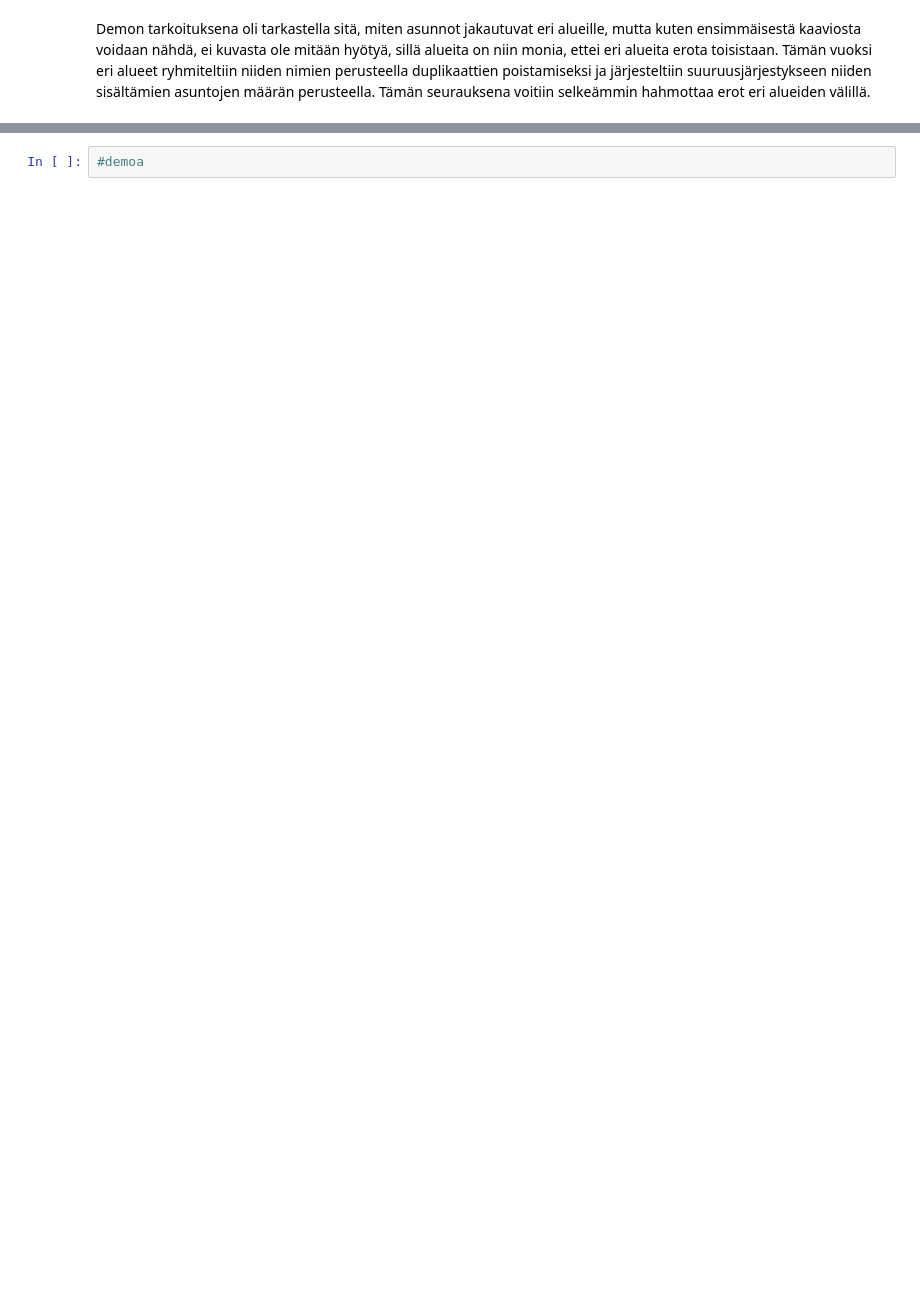
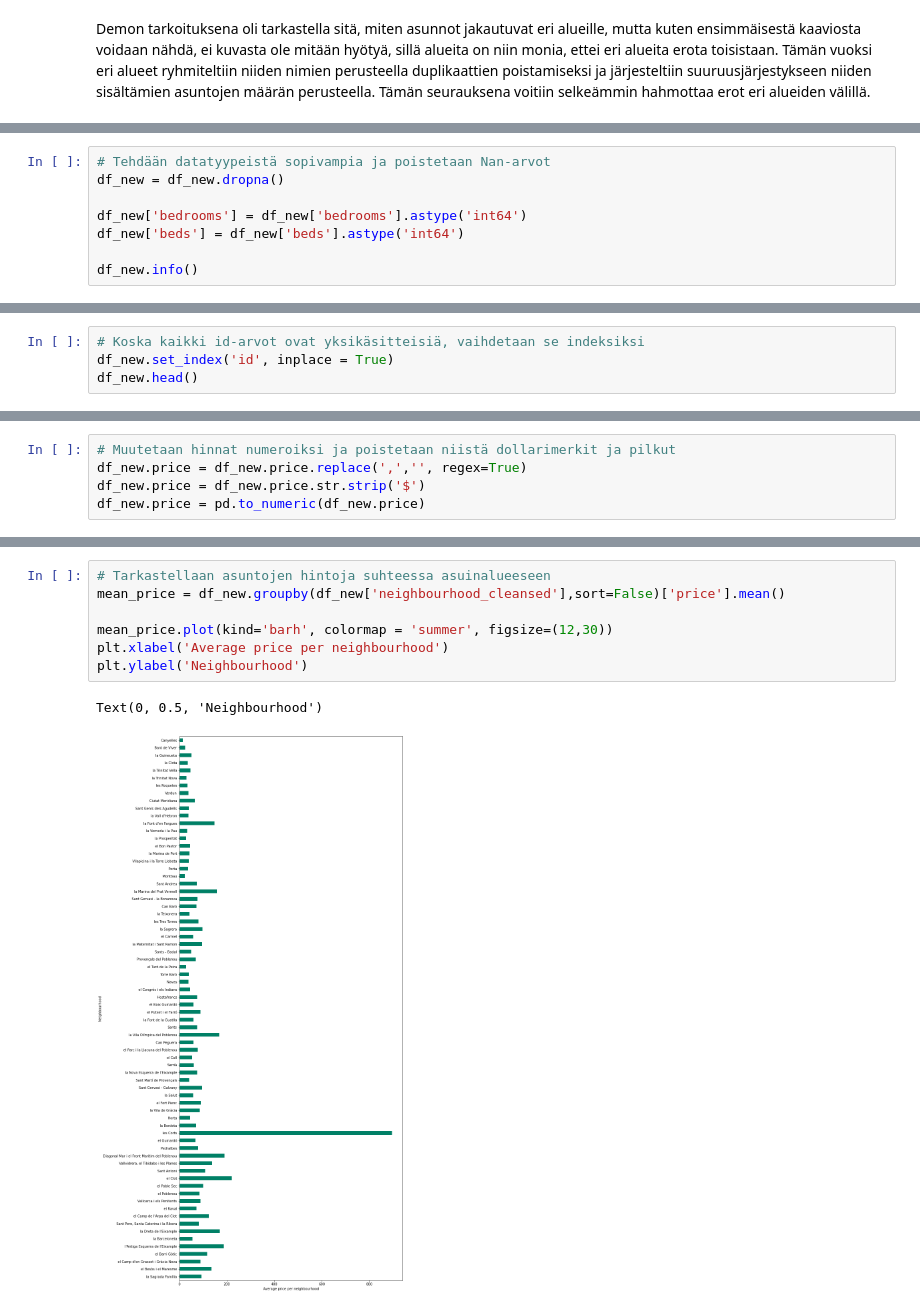
Before and after one commit to MattilaLaura/Johdanto_datatieteeseen, a Jupyter notebook: Joda.ipynb, the cells around one changed output, grey strips where cells are left out. Drawn from its saved outputs; the diff is of its cells as text; blank space fills up the shorter version.

```diff
--- a/Joda.ipynb
+++ b/Joda.ipynb
@@ -210,0 +214,8 @@ Kehitysehdotuksena luennolla voitaisiin pienryhmissä käydä läpi konkreettisi
+# %%
+# Tehdään datatyypeistä sopivampia ja poistetaan Nan-arvot
+df_new = df_new.dropna()
+
+df_new['bedrooms'] = df_new['bedrooms'].astype('int64')
+df_new['beds'] = df_new['beds'].astype('int64')
+
+df_new.info()
@@ -210,0 +244,4 @@ Kehitysehdotuksena luennolla voitaisiin pienryhmissä käydä läpi konkreettisi
+# %%
+# Koska kaikki id-arvot ovat yksikäsitteisiä, vaihdetaan se indeksiksi
+df_new.set_index('id', inplace = True)
+df_new.head()
@@ -210,0 +256,5 @@ Kehitysehdotuksena luennolla voitaisiin pienryhmissä käydä läpi konkreettisi
+# %%
+# Muutetaan hinnat numeroiksi ja poistetaan niistä dollarimerkit ja pilkut
+df_new.price = df_new.price.replace(',','', regex=True)
+df_new.price = df_new.price.str.strip('$')
+df_new.price = pd.to_numeric(df_new.price)
@@ -236,5 +298,13 @@ Alla on listattuna viisi tärkeinä oivallusta tai oppia, jotka ovat tulleet tä
 Tämän viikon luento oli erittäin mielenkiintoinen muun muassa sen interaktiivisuutensa vuoksi. Etäaikana moni luennoista on samanlaisia, mikä saattaa välillä käydä puuduttavaksi. Tämän luennon pohjalta kehitysehdotuksena etäluennoille ja miksei myös paikanpäällä oleville luennoille on se, että esimerkiksi Mentiä voisi hyödyntää pienten herättelevien kysymysten tekemiseen. Mentissä hyvä asia on se, että myös hiljaisemman ja ujommat ihmiset voivat osallistua, sillä vastausta ei tarvitse sanoa koko ryhmän kuullen, mikä voi varsinkin etäaikana olla hankalaa. Myös se, että koodia voi kokeilla luennon aikana itse oli hyvä.
 
 ### Demo viikon aikana opituista asioista:
-# %%
-#demoa
+# %%
+# Tarkastellaan asuntojen hintoja suhteessa asuinalueeseen
+mean_price = df_new.groupby(df_new['neighbourhood_cleansed'],sort=False)['price'].mean()
+
+mean_price.plot(kind='barh', colormap = 'summer', figsize=(12,30))
+plt.xlabel('Average price per neighbourhood')
+plt.ylabel('Neighbourhood')
+# %% [output]
+Text(0, 0.5, 'Neighbourhood')
+[figure, added]
```
Also changed, not shown: parts of 35 cells of this notebook.
